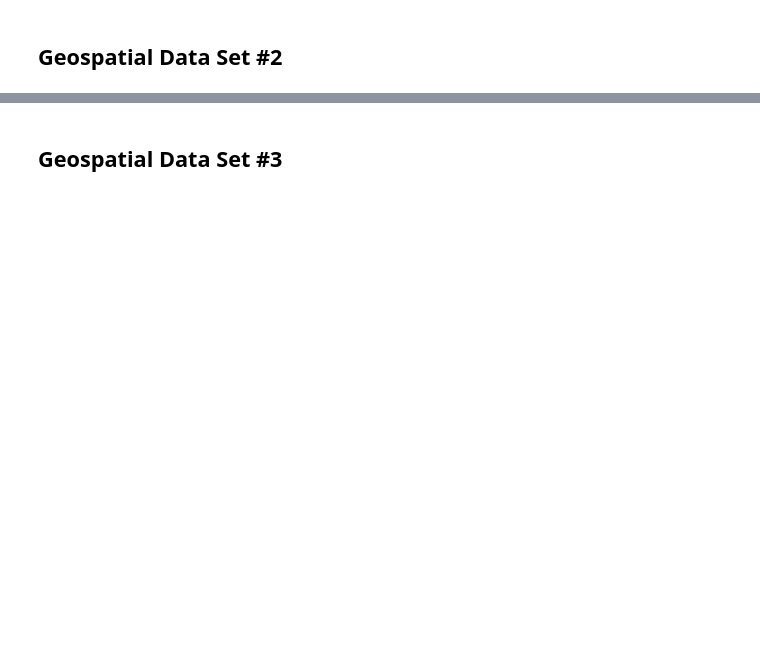
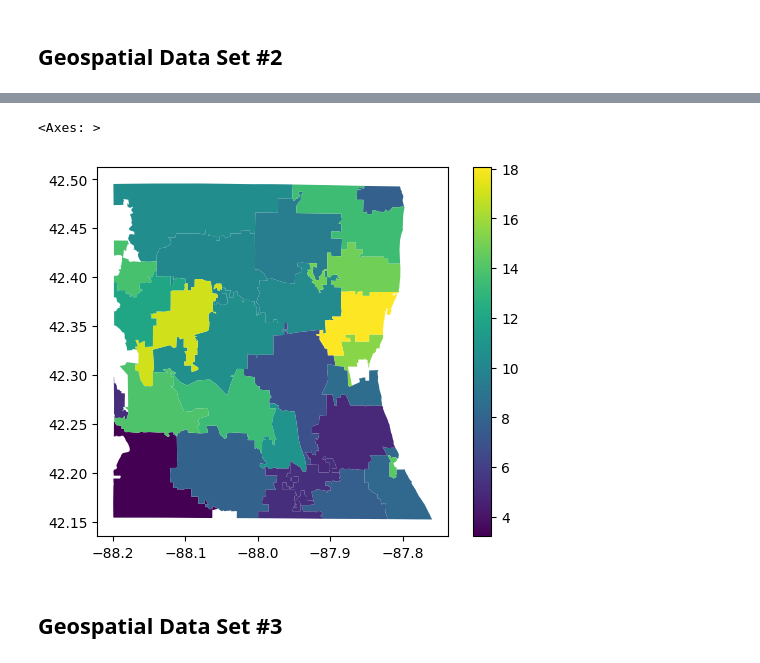
Before and after one commit to bonitr02/datasci_7_geospatial, a Jupyter notebook: datasci_7_geospatial.ipynb, the cells around one changed output, grey strips where cells are left out. Drawn from its saved outputs; the diff is of its cells as text; code cells hidden in the pictures; blank space fills up the shorter version.

```diff
--- a/datasci_7_geospatial.ipynb
+++ b/datasci_7_geospatial.ipynb
@@ -36,4 +113,4 @@ Index(['ObjectId', 'incident_number', 'ucr_category', 'type_of_firearm',
 # %%
-df2 = gpd.read_file('/content/Louisville_Metro_KY_-_Development_Applications_2010-2018_(Historical).geojson')
-df2.columns
+df2 = gpd.read_file('/content/Birth_Statistics.geojson')
+df2.dtypes
 # %% [output]
@@ -47,2 +174,7 @@ Index(['ObjectId', 'APNO', 'MixedUse', 'SqFootage', 'ProjType', 'Rooms',
+# %%
+df2.plot("Birth_Rate", legend=True)
+# %% [output]
+<Axes: >
+[figure, added]
 # %% [markdown]
 ## Geospatial Data Set #3
```
Also changed, not shown: parts of 31 cells of this notebook.
